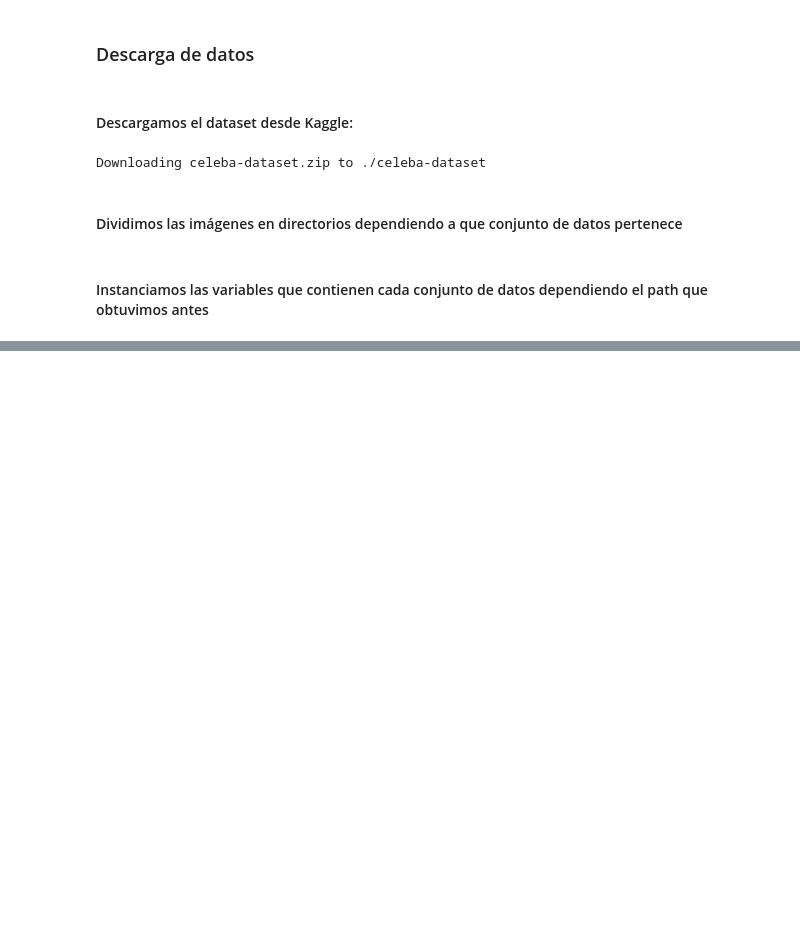
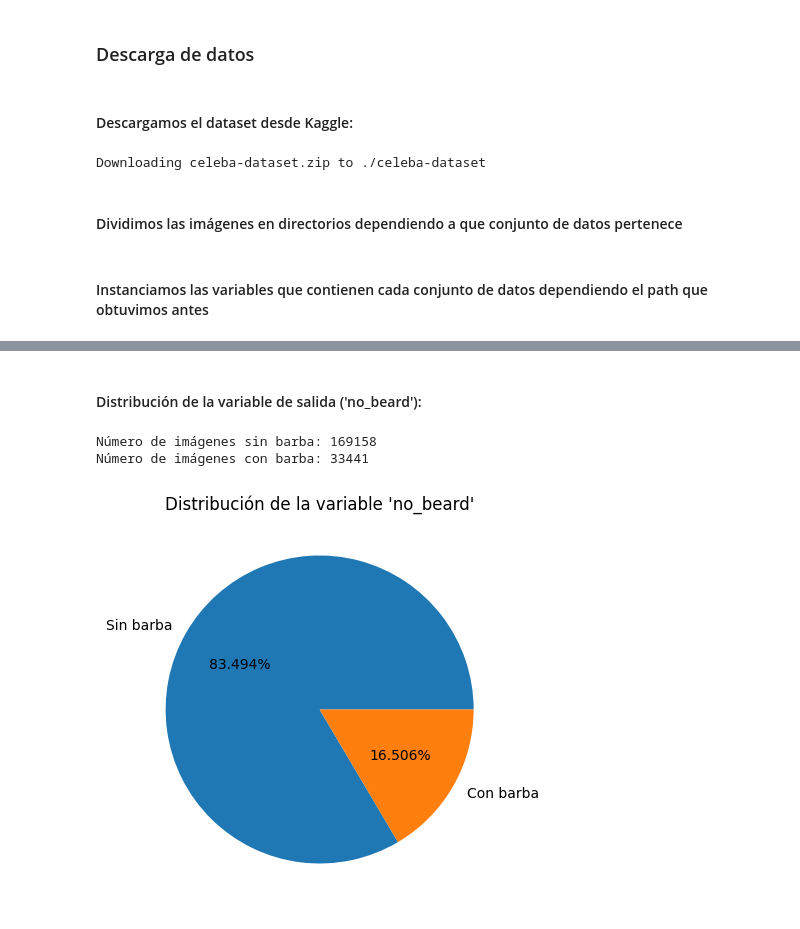
Before and after one commit to UlisesCravero/tp_ml_Cravero_Pautasso, a Jupyter notebook: tp3_celebfaces.ipynb, the cells around one changed output, grey strips where cells are left out. Saved outputs shown, nothing was run; the diff lists cells and outputs as text; code cells hidden in the pictures; blank space fills up the shorter version.

```diff
--- a/tp3_celebfaces.ipynb
+++ b/tp3_celebfaces.ipynb
@@ -78,0 +82,6 @@ TEST_DIR = Path('./partition/2')
+# %%
+list_attributes = pd.read_csv('./celeba-dataset/list_attr_celeba.csv')
+list_attributes.columns = list_attributes.columns.str.lower()
+print('Columnas en el dataset: ', list_attributes.columns)
+
+#por el momento vamos a usar todas pero podriamos borrar las blurry por ejemplo
@@ -78,0 +220,20 @@ TEST_DIR = Path('./partition/2')
+# %% [markdown]
+#### Distribución de la variable de salida ('no_beard'):
+# %%
+# Obtenemos la cantidad de valores mayores y menores que 0
+no_beard = (list_attributes['no_beard'] == 1).sum()
+yes_beard = (list_attributes['no_beard'] == -1).sum()
+
+print(f'Número de imágenes sin barba: {no_beard}')
+print(f'Número de imágenes con barba: {yes_beard}')
+
+# Creamos un gráfico de torta de la distribución de los valores positivos y negativos de kddiff, mostrando los porcentajes con tres decimales (por el gran balanceo que existe)
+plt.figure(figsize=(5, 5))
+plt.pie([no_beard, yes_beard], labels=['Sin barba', 'Con barba'], autopct='%1.3f%%')
+plt.title("Distribución de la variable 'no_beard'")
+
+plt.show()
+# %% [output]
+Número de imágenes sin barba: 169158
+Número de imágenes con barba: 33441
+[figure, added]
```
Also changed, not shown: parts of 8 cells of this notebook.
